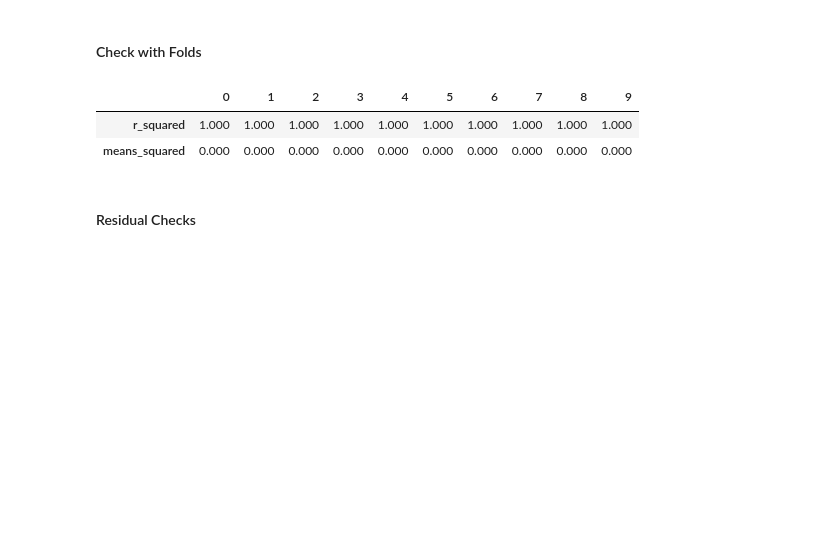
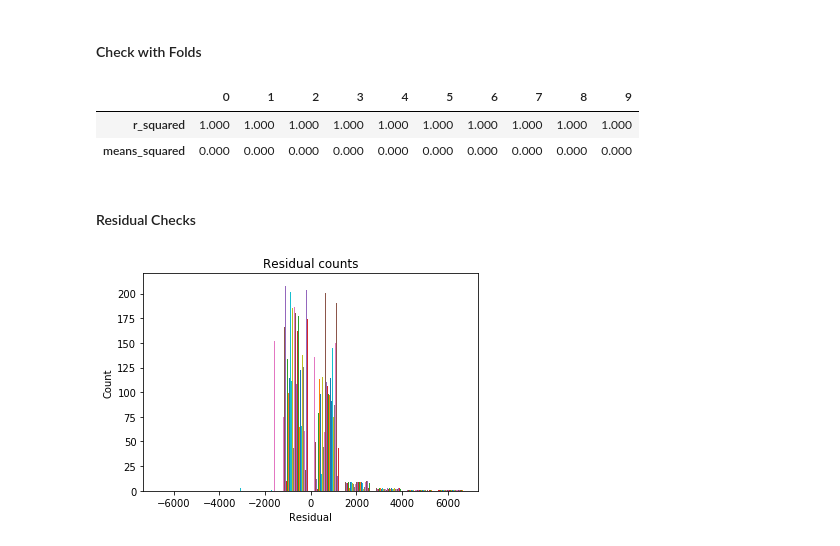
Before and after one commit to cmkeith9749/Projects, a Jupyter notebook: Unit02/Lesson 5/020502ValidateLinearRegression.ipynb, the cells around one changed output. Saved outputs shown, nothing was run; the diff lists cells and outputs as text; code cells hidden in the pictures; blank space fills up the shorter version.

```diff
--- a/Unit02/Lesson 5/020502ValidateLinearRegression.ipynb
+++ b/Unit02/Lesson 5/020502ValidateLinearRegression.ipynb
@@ -150,13 +183,15 @@ review
 #### Residual Checks
 # %%
 # Extract predicted values.
-predicted = regr.predict(X).ravel()
-actual = data.property
+predicted = regr.predict(x_tst).ravel()
+actual = y_tst
 # Calculate the error, also called the residual.
 residual = actual - predicted
 plt.hist(residual)
 plt.title('Residual counts');plt.xlabel('Residual');plt.ylabel('Count')
 plt.show()
+# %% [output]
+[figure, added]
 # %%
 sns.set_style("whitegrid")
 g = sns.PairGrid(df1, diag_sharey=False)
```
Also changed, not shown: parts of 5 cells of this notebook, 16 other files.
